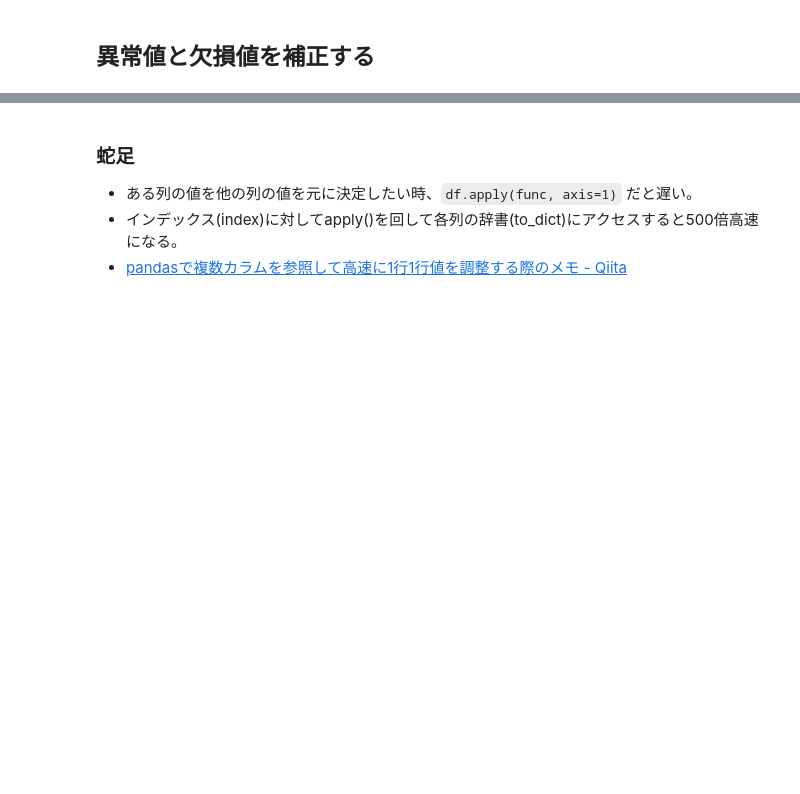
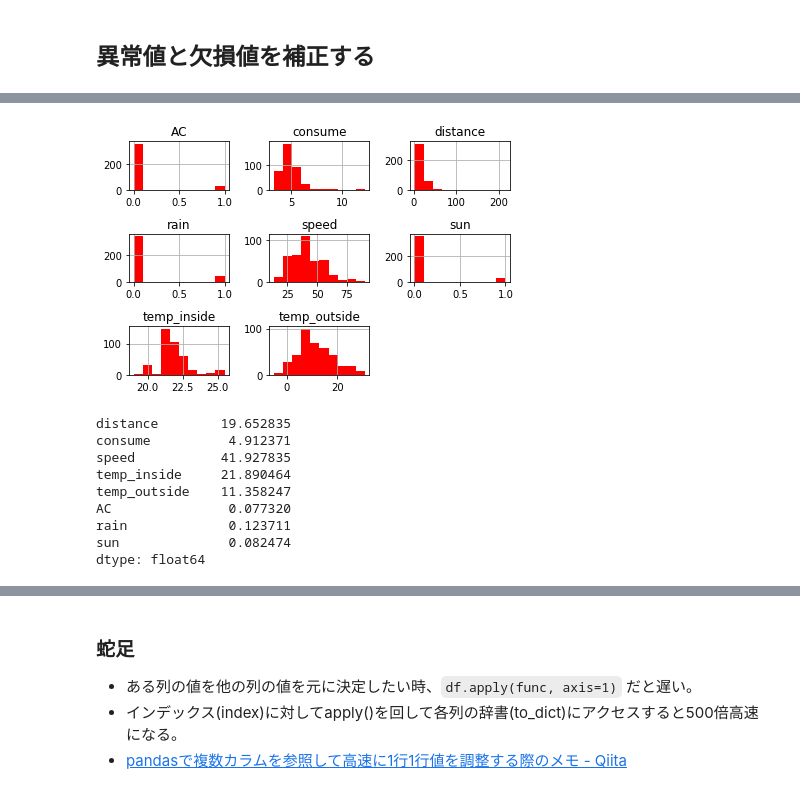
Before and after one commit to msuz/ml_tokyo_8, a Jupyter notebook: Day3_work_鈴木雅彦.ipynb, the cells around one changed output, grey strips where cells are left out. Saved outputs shown, nothing was run; the diff lists cells and outputs as text; code cells hidden in the pictures; blank space fills up the shorter version.

```diff
--- a/Day3_work_鈴木雅彦.ipynb
+++ b/Day3_work_鈴木雅彦.ipynb
@@ -132,7 +154,0 @@ show_dataframe_info(df)
-# %%
-# refill liters(給油量)は0で埋める
-# この列はどうせconsume(消費量)と足し合わせて使うんだろうけど、
-# 途中の計算処理でつまづくと面倒なので念のため処理しておく。
-df['refill liters'] = df['refill liters'].fillna(0.0)
-
-show_dataframe_info(df)
@@ -144,0 +155,8 @@ show_dataframe_info(df)
+# %%
+# refill liters(給油価格)とrefill gas(給油ガソリン種別)の欠損値をどうするか
+
+# 値が入っているのは12行だけ
+display(df[df['refill liters'].notnull() | df['refill gas'].notnull()])
+
+# 大して役に立たなそうなデータなので行ごと消してしまおう
+df = df.drop(columns=['refill liters', 'refill gas'])
@@ -144,0 +178,9 @@ show_dataframe_info(df)
+# %%
+# specials(特記事項)の欠損値をどうするか
+
+# この列はgas_type(ガソリン種別), rain(雨), sun(晴れ)でほぼほぼ説明できる
+display(df['specials'].value_counts())
+display(df[df['specials'].notnull()])
+
+# 大して役に立たなそうなデータなので行ごと消してしまおう
+df = df.drop(columns=['specials'])
@@ -144,0 +235,18 @@ show_dataframe_info(df)
+# %%
+# 異常値が無いか確認する
+df.hist(color='r')
+plt.tight_layout()
+plt.show()
+
+display(df.mean())
+# %% [output]
+[figure, added]
+distance        19.652835
+consume          4.912371
+speed           41.927835
+temp_inside     21.890464
+temp_outside    11.358247
+AC               0.077320
+rain             0.123711
+sun              0.082474
+dtype: float64
```
Also changed, not shown: parts of 13 cells of this notebook.
